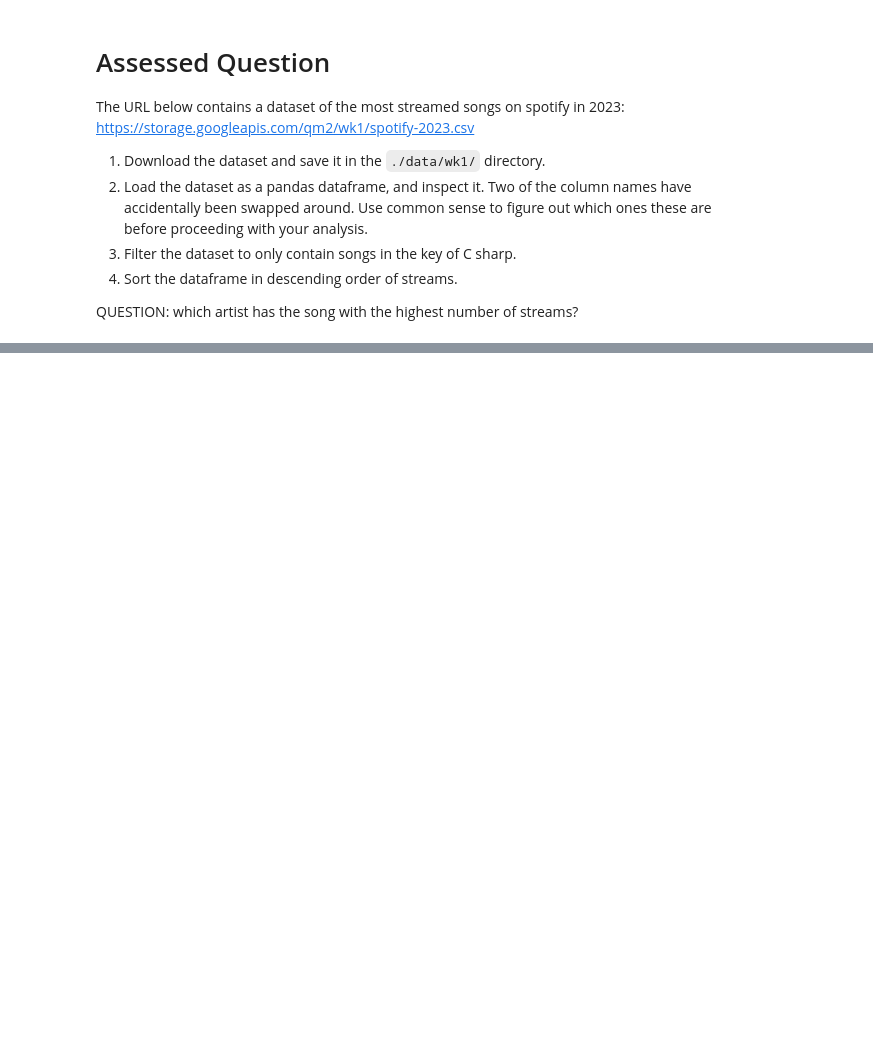
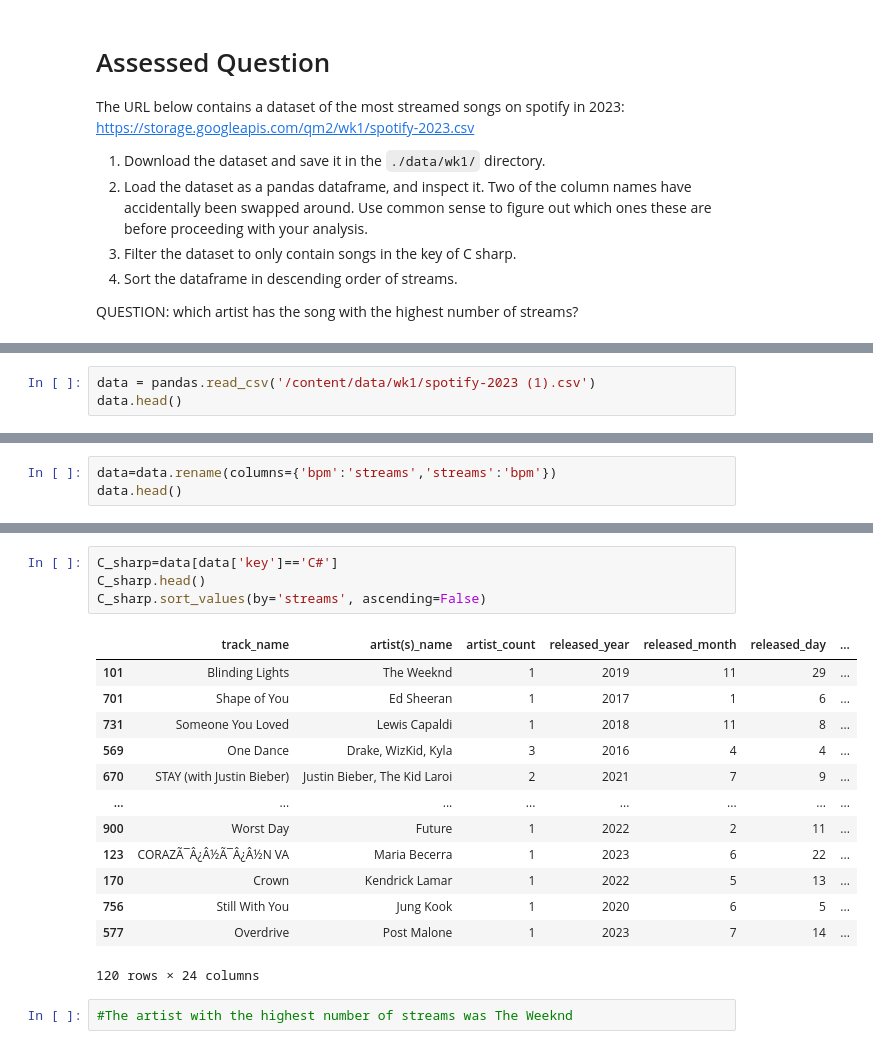
Before and after one commit to leenaahmedd/QM2, a Jupyter notebook: notebooks/W01. Python Recap.ipynb, the cells around one changed output, grey strips where cells are left out. Saved outputs shown, nothing was run; the diff lists cells and outputs as text; blank space fills up the shorter version.

```diff
--- a/notebooks/W01. Python Recap.ipynb
+++ b/notebooks/W01. Python Recap.ipynb
@@ -239,0 +265,3 @@ QUESTION: which artist has the song with the highest number of streams?
+# %%
+data = pandas.read_csv('/content/data/wk1/spotify-2023 (1).csv')
+data.head()
@@ -239,0 +276,3 @@ QUESTION: which artist has the song with the highest number of streams?
+# %%
+data=data.rename(columns={'bpm':'streams','streams':'bpm'})
+data.head()
@@ -239,0 +287,20 @@ QUESTION: which artist has the song with the highest number of streams?
+# %%
+C_sharp=data[data['key']=='C#']
+C_sharp.head()
+C_sharp.sort_values(by='streams', ascending=False)
+# %% [output]
+|  | track_name | artist(s)_name | artist_count | released_year | released_month | released_day | ... |
+| 101 | Blinding Lights | The Weeknd | 1 | 2019 | 11 | 29 | ... |
+| 701 | Shape of You | Ed Sheeran | 1 | 2017 | 1 | 6 | ... |
+| 731 | Someone You Loved | Lewis Capaldi | 1 | 2018 | 11 | 8 | ... |
+| 569 | One Dance | Drake, WizKid, Kyla | 3 | 2016 | 4 | 4 | ... |
+| 670 | STAY (with Justin Bieber) | Justin Bieber, The Kid Laroi | 2 | 2021 | 7 | 9 | ... |
+| ... | ... | ... | ... | ... | ... | ... | ... |
+| 900 | Worst Day | Future | 1 | 2022 | 2 | 11 | ... |
+| 123 | CORAZÃ¯Â¿Â½Ã¯Â¿Â½N VA | Maria Becerra | 1 | 2023 | 6 | 22 | ... |
+| 170 | Crown | Kendrick Lamar | 1 | 2022 | 5 | 13 | ... |
+| 756 | Still With You | Jung Kook | 1 | 2020 | 6 | 5 | ... |
+| 577 | Overdrive | Post Malone | 1 | 2023 | 7 | 14 | ... |
+120 rows × 24 columns
+# %%
+#The artist with the highest number of streams was The Weeknd
```
Also changed, not shown: parts of 8 cells of this notebook.
